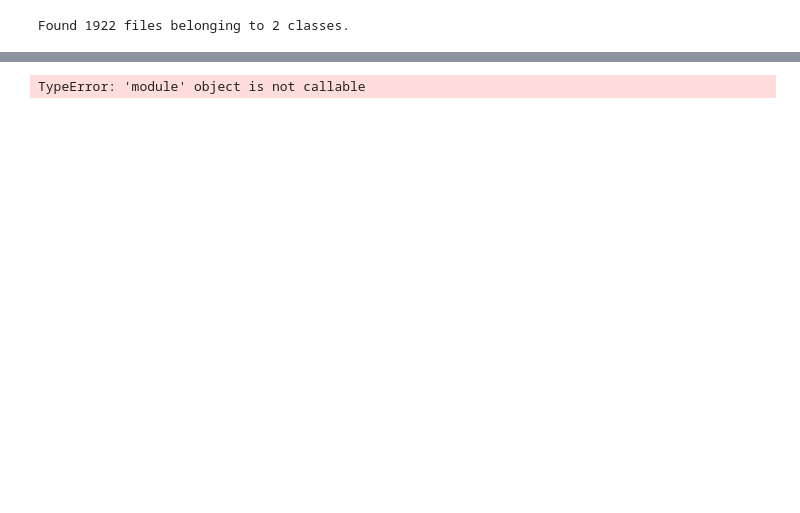
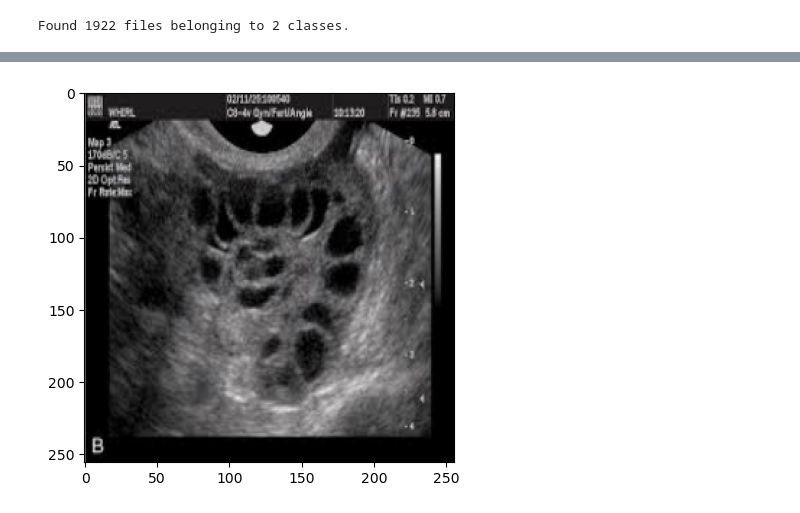
Before and after one commit to Alausaaisha/pcos_detection_deeplearning, a Jupyter notebook: pcos_classification_CNN_Model.ipynb, the cells around one changed output, grey strips where cells are left out. Saved outputs shown, nothing was run; the diff lists cells and outputs as text; code cells hidden in the pictures; blank space fills up the shorter version.

```diff
--- a/pcos_classification_CNN_Model.ipynb
+++ b/pcos_classification_CNN_Model.ipynb
@@ -293,8 +319,8 @@ tf.Tensor(0.0, shape=(), dtype=float32) tf.Tensor(0.0, shape=(), dtype=float32)
 # %%
 #test the model on real infected ultrasound image
-test_img = cv2('infected2')
-resize = tf.image.resize(test_img, (256,256)) #resize the image
-plt.imshow(resize.numpy().astype(int))
+img = cv2.imread('data/infected1.jpg')
+resize_inf_img = tf.image.resize(img, (256,256)) #resize the image
+plt.imshow(resize_inf_img.numpy().astype(int))
 plt.show()
 # %% [output]
-TypeError: 'module' object is not callable
+[figure, added]
```
Also changed, not shown: parts of 25 cells of this notebook.
